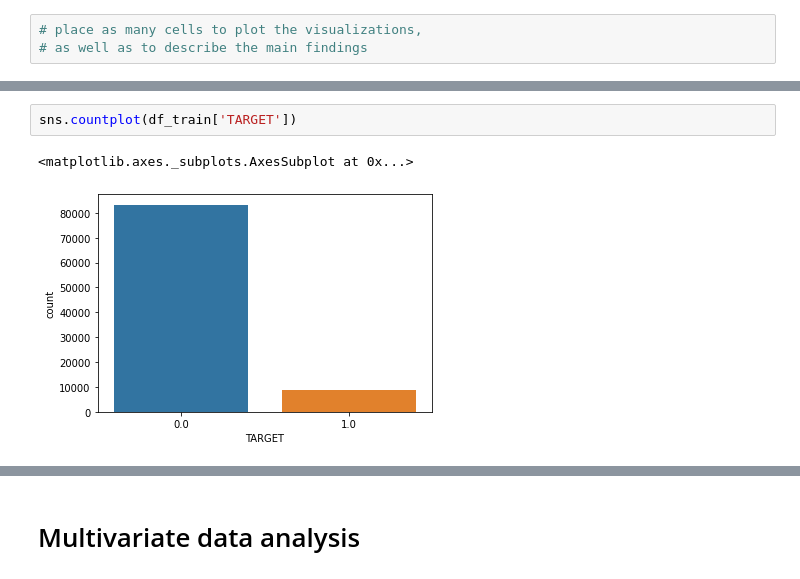
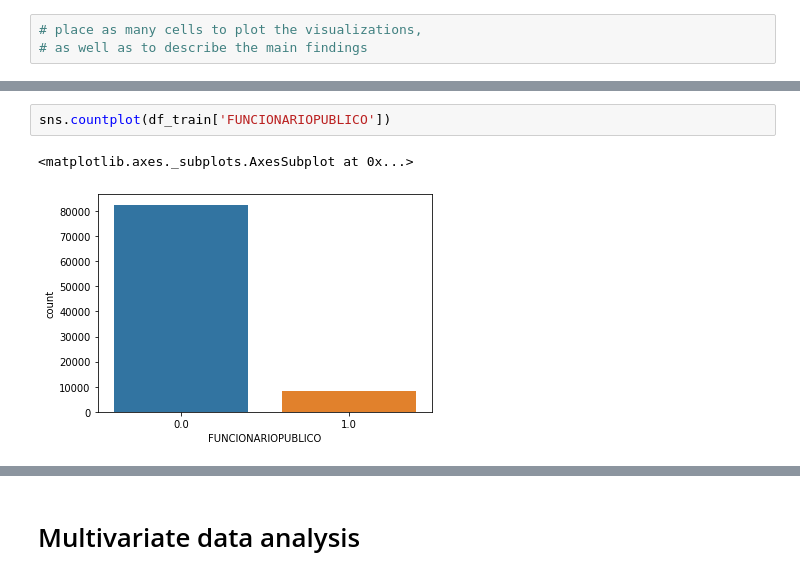
Before and after one commit to ednakatani/Data-Science, a Jupyter notebook: DS_project.ipynb, the cells around one changed output, grey strips where cells are left out. Saved outputs shown, nothing was run; the diff lists cells and outputs as text.

```diff
--- a/DS_project.ipynb
+++ b/DS_project.ipynb
@@ -127,5 +221,5 @@ Regardless of the type of the variable being analyzed, make sure you plot it cor
 # %%
-sns.countplot(df_train['TARGET'])
+sns.countplot(df_train['FUNCIONARIOPUBLICO'])
 # %% [output]
 <matplotlib.axes._subplots.AxesSubplot at 0x...>
-[figure, old version]
+[figure, new version]
```
Also changed, not shown: parts of 35 cells of this notebook, 1 other file.
